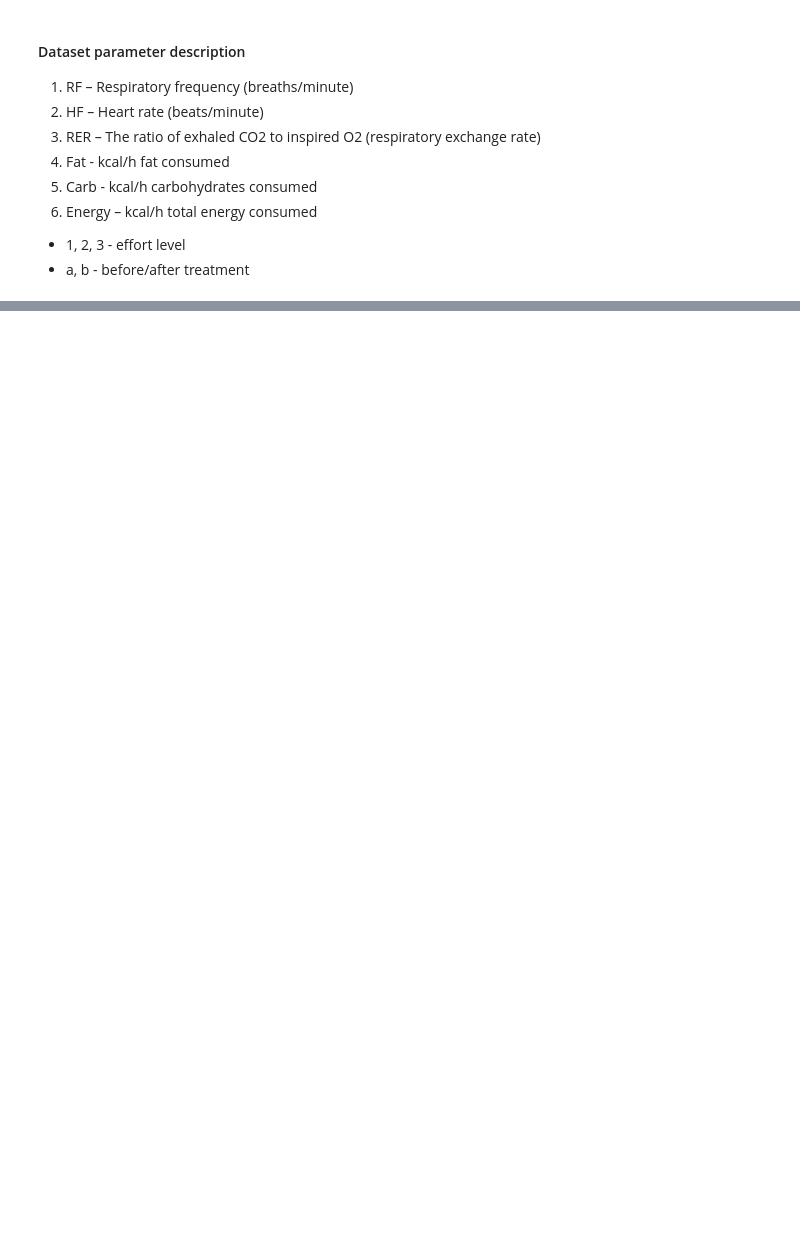
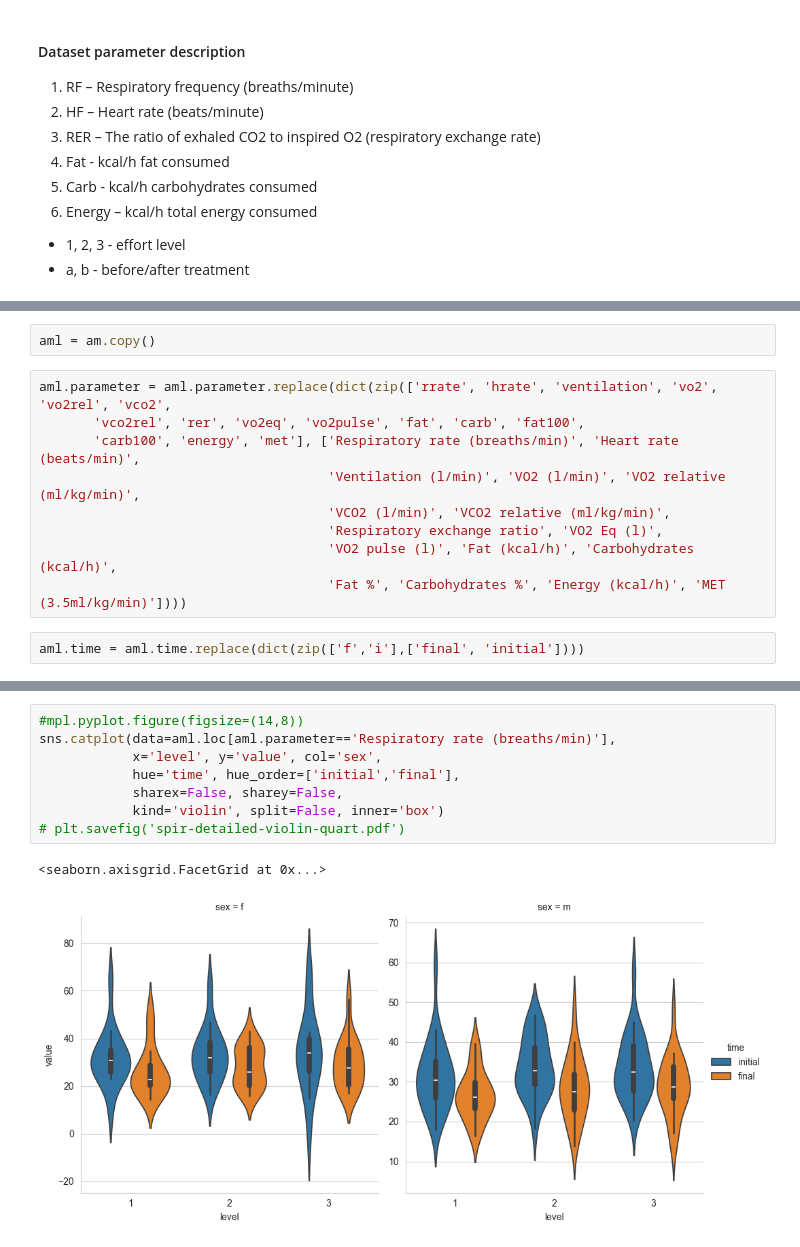
Before and after one commit to subthalamic/subthalamic, a Jupyter notebook: obesity/aero.ipynb, the cells around one changed output, grey strips where cells are left out. Saved outputs shown, nothing was run; the diff lists cells and outputs as text; blank space fills up the shorter version.

```diff
--- a/obesity/aero.ipynb
+++ b/obesity/aero.ipynb
@@ -46,0 +75,13 @@ Index(['Name', 'RF1a', 'RF1b', 'RF2a', 'RF2b', 'RF3a', 'RF3b', 'HF1a', 'HF1b',
+# %%
+aml = am.copy()
+# %%
+aml.parameter = aml.parameter.replace(dict(zip(['rrate', 'hrate', 'ventilation', 'vo2', 'vo2rel', 'vco2',
+       'vco2rel', 'rer', 'vo2eq', 'vo2pulse', 'fat', 'carb', 'fat100',
+       'carb100', 'energy', 'met'], ['Respiratory rate (breaths/min)', 'Heart rate (beats/min)',
+                                     'Ventilation (l/min)', 'VO2 (l/min)', 'VO2 relative (ml/kg/min)',
+                                     'VCO2 (l/min)', 'VCO2 relative (ml/kg/min)',
+                                     'Respiratory exchange ratio', 'VO2 Eq (l)',
+                                     'VO2 pulse (l)', 'Fat (kcal/h)', 'Carbohydrates (kcal/h)',
+                                     'Fat %', 'Carbohydrates %', 'Energy (kcal/h)', 'MET (3.5ml/kg/min)'])))
+# %%
+aml.time = aml.time.replace(dict(zip(['f','i'],['final', 'initial'])))
@@ -46,0 +113,11 @@ Index(['Name', 'RF1a', 'RF1b', 'RF2a', 'RF2b', 'RF3a', 'RF3b', 'HF1a', 'HF1b',
+# %%
+#mpl.pyplot.figure(figsize=(14,8))
+sns.catplot(data=aml.loc[aml.parameter=='Respiratory rate (breaths/min)'],
+            x='level', y='value', col='sex',
+            hue='time', hue_order=['initial','final'],
+            sharex=False, sharey=False,
+            kind='violin', split=False, inner='box')
+# plt.savefig('spir-detailed-violin-quart.pdf')
+# %% [output]
+<seaborn.axisgrid.FacetGrid at 0x...>
+[figure, added]
```
Also changed, not shown: parts of 15 cells of this notebook, 6 other files.
